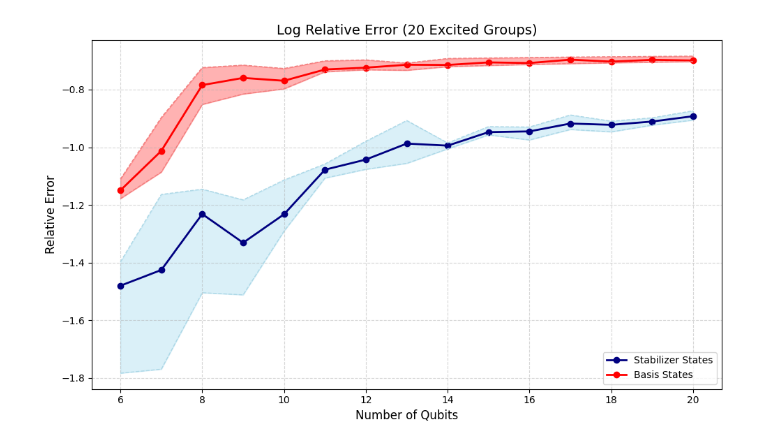
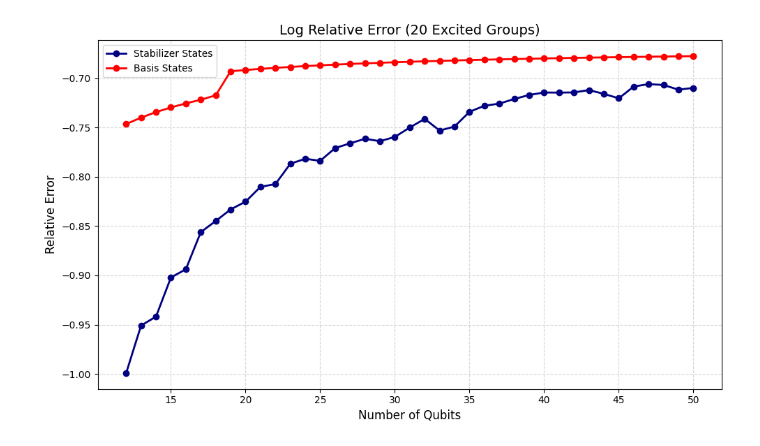
Before and after one commit to BBhattacharyya1729/stabilizer_gs, a Jupyter notebook: py/RandomIsingTest.ipynb, the cells around one changed output. Saved outputs shown, nothing was run; the diff lists cells and outputs as text; code cells hidden in the pictures.

Commit message:
Added Test for LCSS versus Basis States

```diff
--- a/py/RandomIsingTest.ipynb
+++ b/py/RandomIsingTest.ipynb
@@ -12,18 +12,18 @@ def random_ising_model(n):
     for i in range(n-1):
         p = copy(init)
         for idx in range(i,i+2):
-            p[idx]  = "Z"
+            p[idx]  = "X"
         paulis.append("".join(p))
 
-    for i in range(n-2):
+    for i in range(n):
         p = copy(init)
-        p[i]  = "X"
+        p[i]  = "Z"
         paulis.append("".join(p))
 
-    coeffs = np.random.randint(0,2,len(paulis)) *  2 -1
+    coeffs = np.ones(len(paulis))
 
     return coeffs,paulis
 # %%
-x = np.array([1,5,10,15,20])
+x = [1,5,10,15,20,25,30,35,40,45,50]
 # %%
 from tqdm.notebook import tqdm
@@ -136,40 +117,27 @@ for _ in range(5):
 # %%
 import matplotlib.pyplot as plt
 import numpy as np
 
-x=range(6,21)
-# Compute mean, min, and max
-mean_log = np.log10(np.mean(total_error,axis=0))
-min_log = np.log10(np.min(total_error,axis=0))
-max_log = np.log10(np.max(total_error,axis=0))
-
-mean_logz = np.log10(np.mean(total_errorz,axis=0))
-min_logz = np.log10(np.min(total_errorz,axis=0))
-max_logz = np.log10(np.max(total_errorz,axis=0))
+x=range(12,51)
 
 
 # Create the plot
 plt.figure(figsize=(10, 6))
-plt.plot(x, mean_log, '-o',label='Stabilizer States', color='navy', linewidth=2)
-plt.fill_between(x, min_log, max_log, color='skyblue', alpha=0.3)
-plt.plot(x, min_log, linestyle='--', color='lightblue', linewidth=1)
-plt.plot(x, max_log, linestyle='--', color='lightblue', linewidth=1)
+plt.plot(x, np.log10(error), '-o',label='Stabilizer States', color='navy', linewidth=2)
 
-plt.plot(x, mean_logz, '-o',label='Basis States', color='red', linewidth=2)
-plt.fill_between(x, min_logz, max_logz, color='red', alpha=0.3)
-plt.plot(x, min_logz, linestyle='--', color='lightcoral', linewidth=1)
-plt.plot(x, max_logz, linestyle='--', color='lightcoral', linewidth=1)
+plt.plot(x, np.log10(errorz), '-o',label='Basis States', color='red', linewidth=2)
+
 
 
 # Style and labels
 plt.title('Log Relative Error (20 Excited Groups)', fontsize=14)
 plt.xlabel('Number of Qubits', fontsize=12)
 plt.ylabel('Relative Error', fontsize=12)
 plt.grid(True, linestyle='--', alpha=0.5)
 plt.legend()
 plt.tight_layout()
 
 # Show the plot
 plt.show()
 # %% [output]
-[figure, old version]
+[figure, new version]
```
Also changed, not shown: parts of 4 cells of this notebook, 4 other files.
